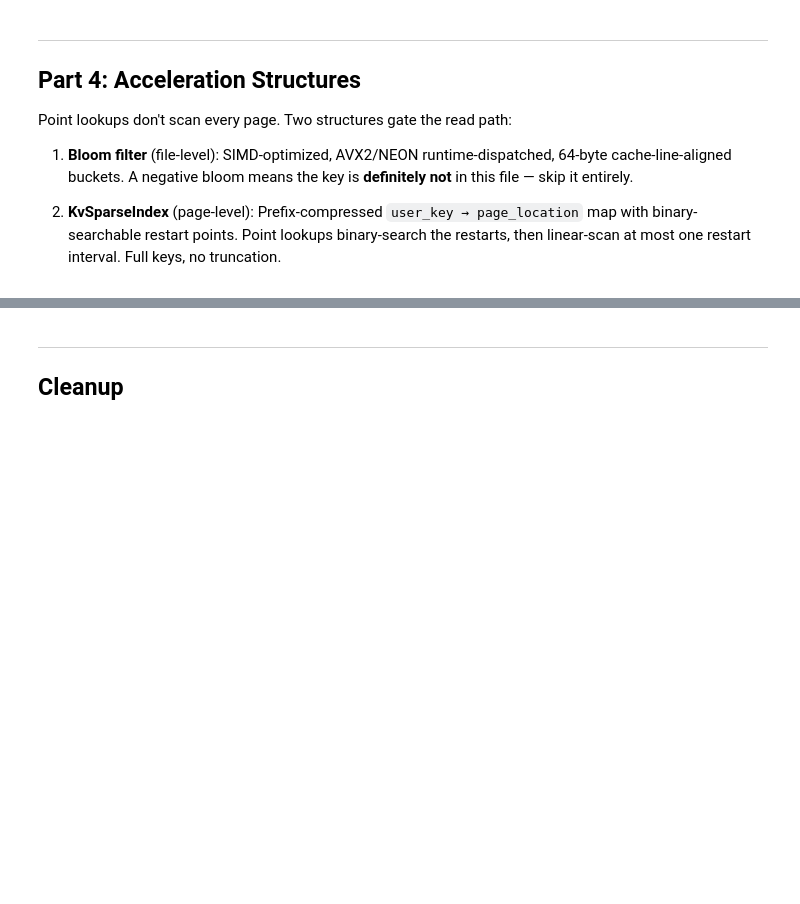
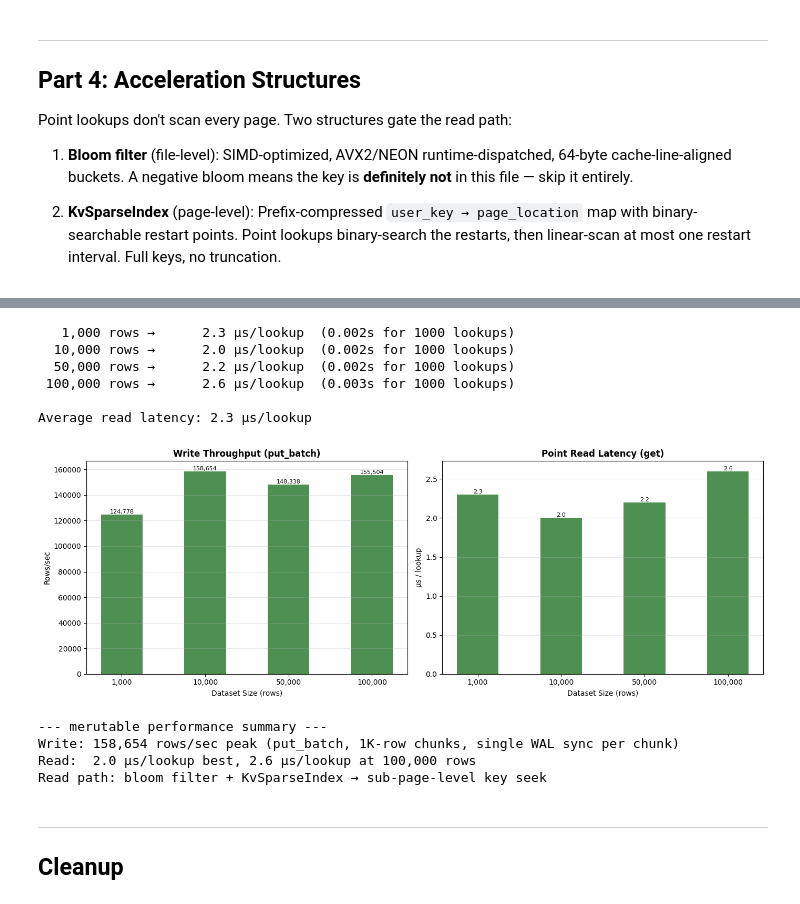
Before and after one commit to merutable/merutable, a Jupyter notebook: lab/lab_merutable.ipynb, the cells around one changed output, grey strips where cells are left out. Saved outputs shown, nothing was run; the diff lists cells and outputs as text; code cells hidden in the pictures; blank space fills up the shorter version.

```diff
--- a/lab/lab_merutable.ipynb
+++ b/lab/lab_merutable.ipynb
@@ -672,0 +478,7 @@ print("→ Read path: bloom filter + KvSparseIndex make point lookups consistent
+# %%
+# Benchmark configuration
+BENCH_SIZES = [1_000, 10_000, 50_000, 100_000]
+CHUNK_SIZE = 1_000
+NUM_LOOKUPS = 1_000
+print(f"Benchmark sizes: {BENCH_SIZES}")
+print(f"Batch chunk size: {CHUNK_SIZE} rows per WAL sync")
@@ -673,3 +517,51 @@ print("→ Read path: bloom filter + KvSparseIndex make point lookups consistent
+# %%
+# Read latency: 1000 random point lookups per dataset size
+read_latencies = []
+
+for n in BENCH_SIZES:
+    bench_path = os.path.join(WORKDIR, f"bench_meru_{n}")
+    bench_db = MeruDB(bench_path, "bench", [
+        ("k", "int64", False),
+        ("v", "string", True),
+    ], memtable_size_mb=64)
+
+    lookup_keys = [random.randint(0, n - 1) for _ in range(NUM_LOOKUPS)]
+    t0 = time.time()
+    for k in lookup_keys:
+        bench_db.get(k)
+    elapsed = time.time() - t0
+    latency_us = round(elapsed / NUM_LOOKUPS * 1_000_000, 1)
+    read_latencies.append(latency_us)
+    print(f"{n:>8,} rows → {latency_us:>8} µs/lookup  ({elapsed:.3f}s for {NUM_LOOKUPS} lookups)")
+    del bench_db
+
+print(f"\nAverage read latency: {sum(read_latencies)/len(read_latencies):.1f} µs/lookup")
+# %% [output]
+   1,000 rows →      2.3 µs/lookup  (0.002s for 1000 lookups)
+  10,000 rows →      2.0 µs/lookup  (0.002s for 1000 lookups)
+  50,000 rows →      2.2 µs/lookup  (0.002s for 1000 lookups)
+ 100,000 rows →      2.6 µs/lookup  (0.003s for 1000 lookups)
+
+Average read latency: 2.3 µs/lookup
+# %%
+# Performance visualization
+chart_data = {
+    "write": {"merutable": write_throughputs},
+    "read":  {"merutable": read_latencies},
+    "sizes": BENCH_SIZES,
+}
+benchmark_chart(chart_data)
+
+print(f"\n--- merutable performance summary ---")
+print(f"Write: {max(write_throughputs):,} rows/sec peak (put_batch, 1K-row chunks, single WAL sync per chunk)")
+print(f"Read:  {min(read_latencies)} µs/lookup best, {max(read_latencies)} µs/lookup at {max(BENCH_SIZES):,} rows")
+print(f"Read path: bloom filter + KvSparseIndex → sub-page-level key seek")
+# %% [output]
+[figure, added]
+--- merutable performance summary ---
+Write: 158,654 rows/sec peak (put_batch, 1K-row chunks, single WAL sync per chunk)
+Read:  2.0 µs/lookup best, 2.6 µs/lookup at 100,000 rows
+Read path: bloom filter + KvSparseIndex → sub-page-level key seek
 # %% [markdown]
 ---
 ## Cleanup
```
Also changed, not shown: parts of 18 cells of this notebook, 2 other files.
